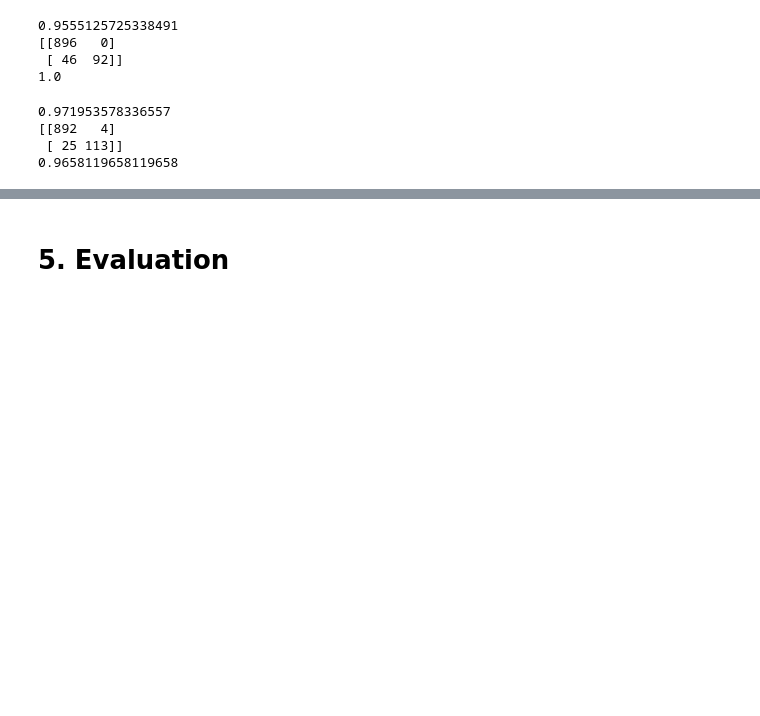
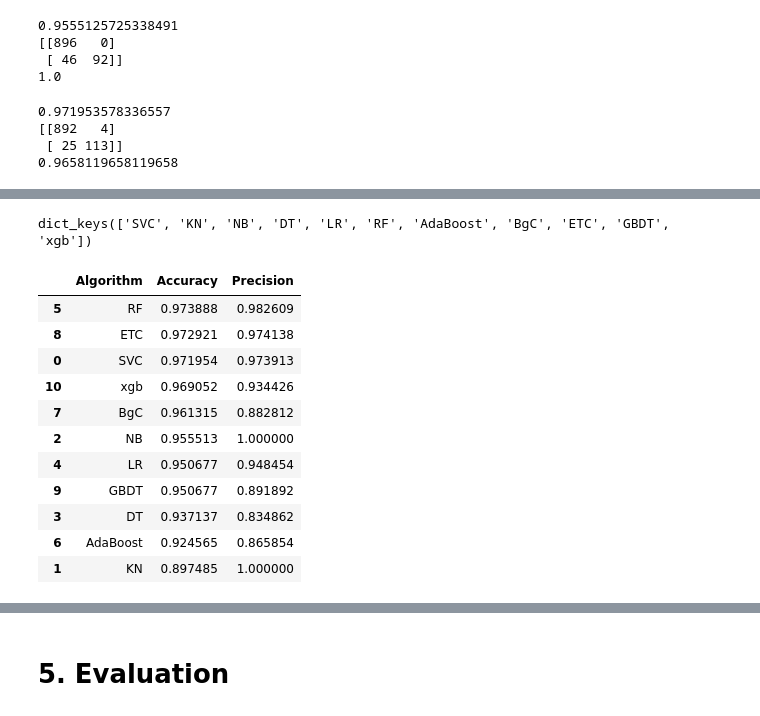
Before and after one commit to AndrewHrechyn/SMS-Spam-Classifier, a Jupyter notebook: main.ipynb, the cells around one changed output, grey strips where cells are left out. Saved outputs shown, nothing was run; the diff lists cells and outputs as text; code cells hidden in the pictures; blank space fills up the shorter version.

```diff
--- a/main.ipynb
+++ b/main.ipynb
@@ -448,0 +487,8 @@ print("try")
+# %%
+def train_classifier(clf, X_train, y_train, X_test, y_test):
+    clf.fit(X_train, y_train)
+    y_pred = clf.predict(X_test)
+    accuracy = accuracy_score(y_test, y_pred)
+    precision = precision_score(y_test, y_pred)
+
+    return accuracy, precision
@@ -448,0 +531,21 @@ print("try")
+# %%
+print(clfs.keys())
+
+performance_df = pd.DataFrame({'Algorithm':clfs.keys(), 'Accuracy':accuracy_scores,'Precision':precision_scores}).sort_values('Accuracy', ascending=False)
+# %% [output]
+dict_keys(['SVC', 'KN', 'NB', 'DT', 'LR', 'RF', 'AdaBoost', 'BgC', 'ETC', 'GBDT', 'xgb'])
+# %%
+performance_df
+# %% [output]
+|  | Algorithm | Accuracy | Precision |
+| 5 | RF | 0.973888 | 0.982609 |
+| 8 | ETC | 0.972921 | 0.974138 |
+| 0 | SVC | 0.971954 | 0.973913 |
+| 10 | xgb | 0.969052 | 0.934426 |
+| 7 | BgC | 0.961315 | 0.882812 |
+| 2 | NB | 0.955513 | 1.000000 |
+| 4 | LR | 0.950677 | 0.948454 |
+| 9 | GBDT | 0.950677 | 0.891892 |
+| 3 | DT | 0.937137 | 0.834862 |
+| 6 | AdaBoost | 0.924565 | 0.865854 |
+| 1 | KN | 0.897485 | 1.000000 |
```
Also changed, not shown: parts of 18 cells of this notebook.
